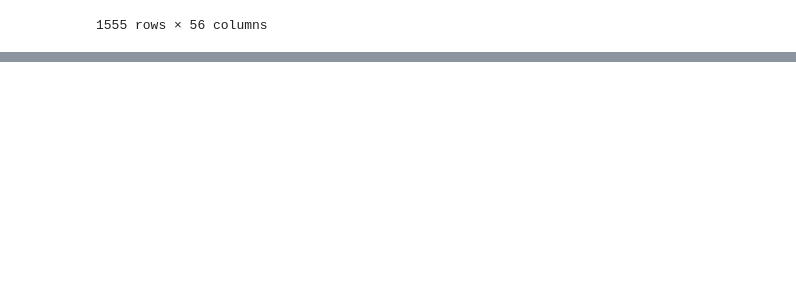
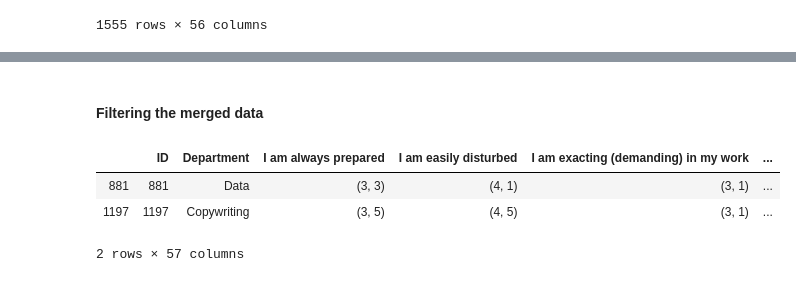
Before and after one commit to KhomotsoT/Data-wrangling, a Jupyter notebook: Data_wrangling.ipynb, the cells around one changed output, grey strips where cells are left out. Drawn from its saved outputs; the diff is of its cells as text; code cells hidden in the pictures; blank space fills up the shorter version.

```diff
--- a/Data_wrangling.ipynb
+++ b/Data_wrangling.ipynb
@@ -98,0 +143,10 @@ display(personality_new)
+# %% [markdown]
+#### Filtering the merged data
+# %%
+filtered_high = merged_data[(merged_data.Conscientiousness < 30) & (merged_data.Agreeableness < 30) & (merged_data['Emotional stability'] < 30)]
+filtered_high
+# %% [output]
+|  | ID | Department | I am always prepared | I am easily disturbed | I am exacting (demanding) in my work | ... |
+| 881 | 881 | Data | (3, 3) | (4, 1) | (3, 1) | ... |
+| 1197 | 1197 | Copywriting | (3, 5) | (4, 5) | (3, 1) | ... |
+2 rows × 57 columns
```
Also changed, not shown: parts of 13 cells of this notebook.
